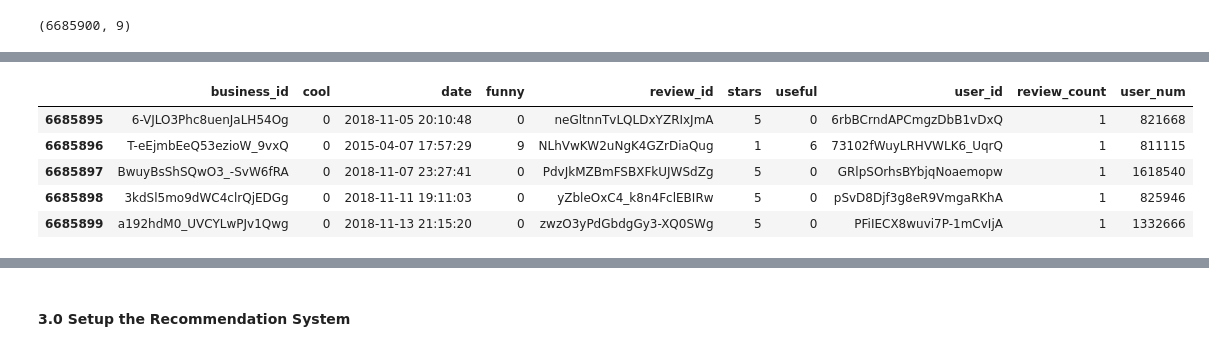
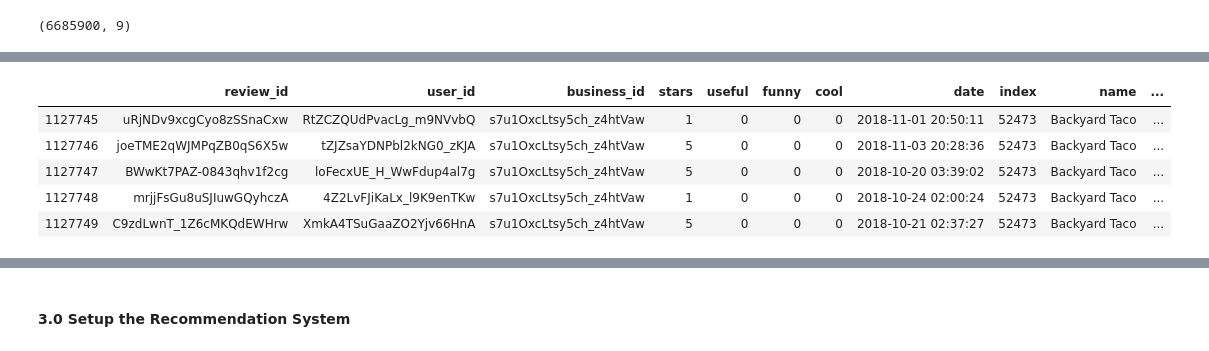
Before and after one commit to talham/CUNY, a Jupyter notebook: Data612/FinalProject/Yelp_analysis.ipynb, the cells around one changed output, grey strips where cells are left out. Cells and saved outputs as stored; diff of their text form; code cells hidden in the pictures.

```diff
--- a/Data612/FinalProject/Yelp_analysis.ipynb
+++ b/Data612/FinalProject/Yelp_analysis.ipynb
@@ -625,0 +626,3 @@ reviews.tail(n=5)
+# %%
+#keep only the reviews for businesses that have been selected
+reviews_sel=reviews.merge(az_data_sel_hc[['business_id','index','name']],how='inner',left_on='business_id',right_on='business_id')
@@ -626,3 +633,3 @@ reviews.tail(n=5)
 # %%
-users=reviews[['user_id','review_id']].groupby(['user_id']).count().sort_values(['review_id'],ascending=False)
+users=reviews_sel[['user_id','review_id']].groupby(['user_id']).count().sort_values(['review_id'],ascending=False)
 # %%
@@ -632,5 +639,5 @@ users.shape
 # %%
-user_num=np.arange(0,1637138)
+user_num=np.arange(0,users.shape[0])
 # %%
 users['user_num']=user_num
 # %%
@@ -676,12 +683,12 @@ users[(users['review_count']>=1000)][['review_count']].plot.hist(bins=25,color='
 # %%
-reviews=reviews.merge(users,left_on='user_id',right_on='user_id')
+reviews_sel=reviews_sel.merge(users,left_on='user_id',right_on='user_id')
 # %%
-reviews.tail(n=5)
+reviews_sel.tail(n=5)
 # %% [output]
-|  | business_id | cool | date | funny | review_id | stars | useful | user_id | review_count | user_num |
-| 6685895 | 6-VJLO3Phc8uenJaLH54Og | 0 | 2018-11-05 20:10:48 | 0 | neGltnnTvLQLDxYZRIxJmA | 5 | 0 | 6rbBCrndAPCmgzDbB1vDxQ | 1 | 821668 |
-| 6685896 | T-eEjmbEeQ53ezioW_9vxQ | 0 | 2015-04-07 17:57:29 | 9 | NLhVwKW2uNgK4GZrDiaQug | 1 | 6 | 73102fWuyLRHVWLK6_UqrQ | 1 | 811115 |
-| 6685897 | BwuyBsShSQwO3_-SvW6fRA | 0 | 2018-11-07 23:27:41 | 0 | PdvJkMZBmFSBXFkUJWSdZg | 5 | 0 | GRlpSOrhsBYbjqNoaemopw | 1 | 1618540 |
-| 6685898 | 3kdSl5mo9dWC4clrQjEDGg | 0 | 2018-11-11 19:11:03 | 0 | yZbleOxC4_k8n4FclEBIRw | 5 | 0 | pSvD8Djf3g8eR9VmgaRKhA | 1 | 825946 |
-| 6685899 | a192hdM0_UVCYLwPJv1Qwg | 0 | 2018-11-13 21:15:20 | 0 | zwzO3yPdGbdgGy3-XQ0SWg | 5 | 0 | PFiIECX8wuvi7P-1mCvIjA | 1 | 1332666 |
+|  | review_id | user_id | business_id | stars | useful | funny | cool | date | index | name | ... |
+| 1127745 | uRjNDv9xcgCyo8zSSnaCxw | RtZCZQUdPvacLg_m9NVvbQ | s7u1OxcLtsy5ch_z4htVaw | 1 | 0 | 0 | 0 | 2018-11-01 20:50:11 | 52473 | Backyard Taco | ... |
+| 1127746 | joeTME2qWJMPqZB0qS6X5w | tZJZsaYDNPbl2kNG0_zKJA | s7u1OxcLtsy5ch_z4htVaw | 5 | 0 | 0 | 0 | 2018-11-03 20:28:36 | 52473 | Backyard Taco | ... |
+| 1127747 | BWwKt7PAZ-0843qhv1f2cg | loFecxUE_H_WwFdup4al7g | s7u1OxcLtsy5ch_z4htVaw | 5 | 0 | 0 | 0 | 2018-10-20 03:39:02 | 52473 | Backyard Taco | ... |
+| 1127748 | mrjjFsGu8uSJIuwGQyhczA | 4Z2LvFJiKaLx_l9K9enTKw | s7u1OxcLtsy5ch_z4htVaw | 1 | 0 | 0 | 0 | 2018-10-24 02:00:24 | 52473 | Backyard Taco | ... |
+| 1127749 | C9zdLwnT_1Z6cMKQdEWHrw | XmkA4TSuGaaZO2Yjv66HnA | s7u1OxcLtsy5ch_z4htVaw | 5 | 0 | 0 | 0 | 2018-10-21 02:37:27 | 52473 | Backyard Taco | ... |
 # %%
```
Also changed, not shown: parts of 14 cells of this notebook, 1 other file.
